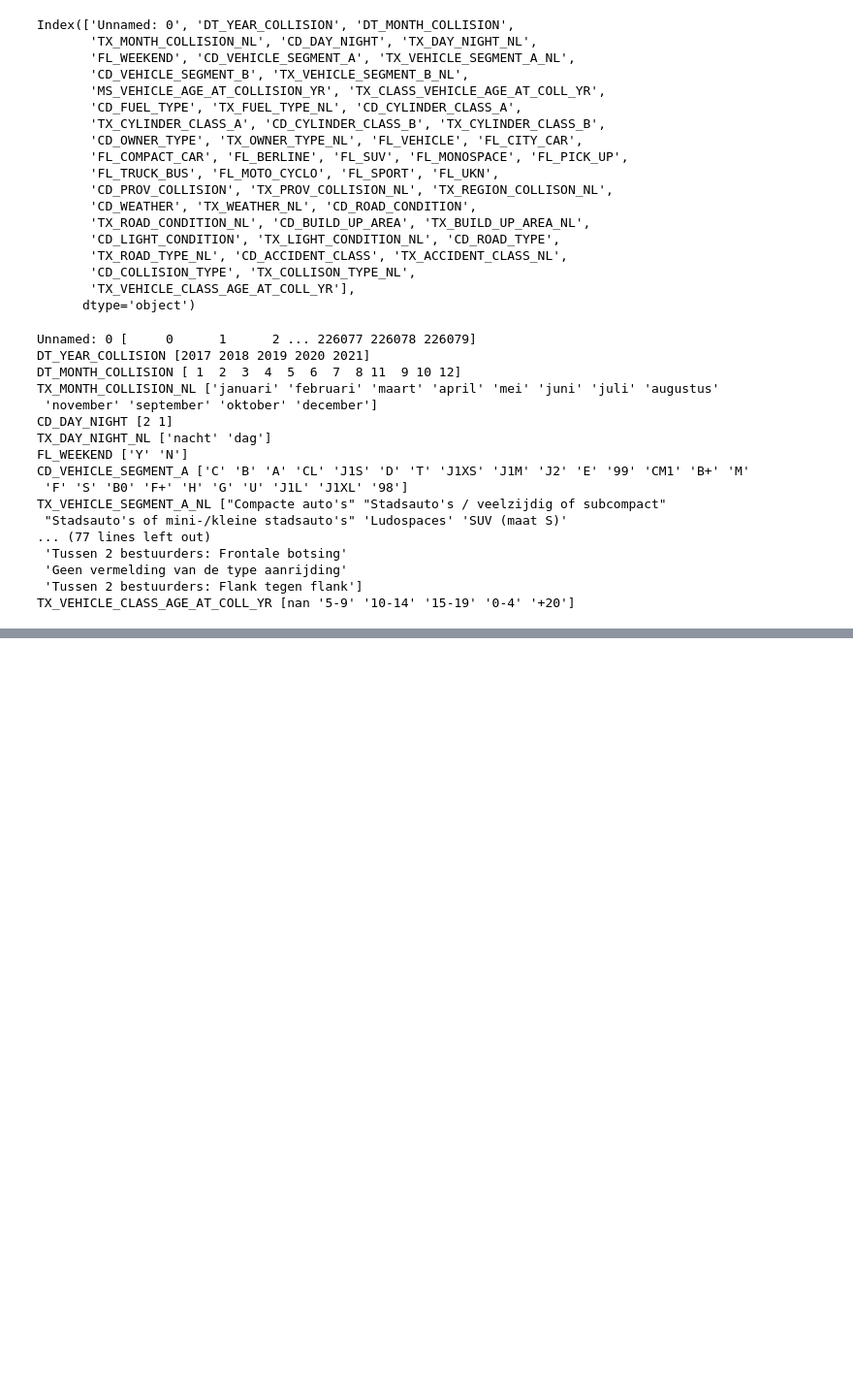
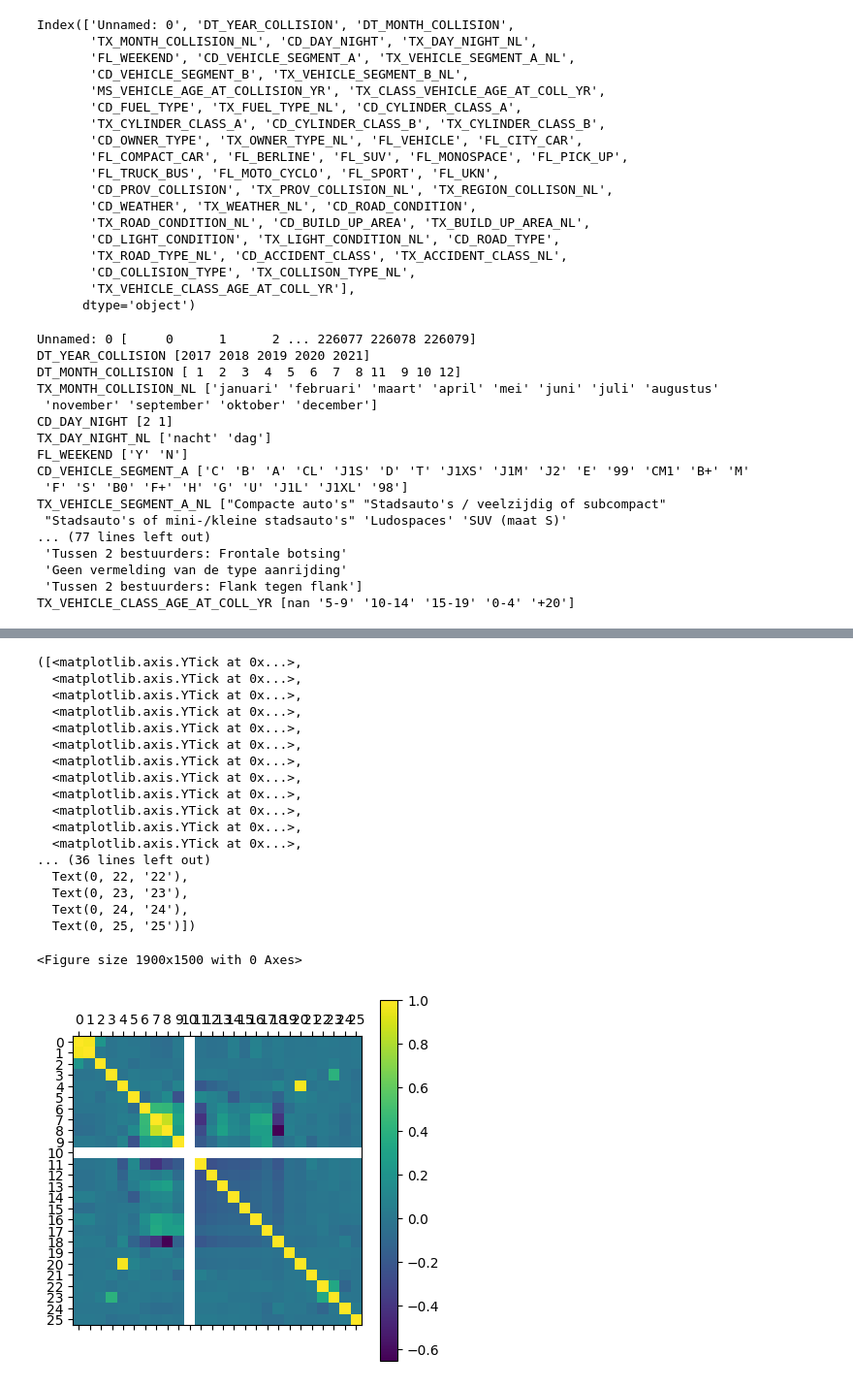
Before and after one commit to ThomSerg/InfoVis-Verkeersongevallen, a Jupyter notebook: experiments/collisions.ipynb, the cells around one changed output, grey strips where cells are left out. Shown at 97% size. Cells and saved outputs as stored; diff of their text form; code cells hidden in the pictures; blank space fills up the shorter version.

Commit message:
Some graphs for collisions

```diff
--- a/experiments/collisions.ipynb
+++ b/experiments/collisions.ipynb
@@ -65,3 +65,32 @@ TX_VEHICLE_SEGMENT_A_NL ["Compacte auto's" "Stadsauto's / veelzijdig of subcompa
  'Geen vermelding van de type aanrijding'
  'Tussen 2 bestuurders: Flank tegen flank']
 TX_VEHICLE_CLASS_AGE_AT_COLL_YR [nan '5-9' '10-14' '15-19' '0-4' '+20']
+# %%
+a = collision_df.drop(columns=[
+    "TX_MONTH_COLLISION_NL",
+    "TX_DAY_NIGHT_NL",
+    "FL_WEEKEND",
+    "CD_VEHICLE_SEGMENT_A",
+    "TX_VEHICLE_SEGMENT_A_NL",
+    "TX_VEHICLE_SEGMENT_B_NL",
+    "TX_CLASS_VEHICLE_AGE_AT_COLL_YR",
+    "TX_FUEL_TYPE_NL",
+    "TX_CYLINDER_CLASS_A",
+    "TX_CYLINDER_CLASS_B",
+    "TX_OWNER_TYPE_NL",
+    "TX_PROV_COLLISION_NL",
+    "TX_REGION_COLLISON_NL",
+    "CD_WEATHER",
+    "TX_WEATHER_NL",
+    "CD_ROAD_CONDITION",
+    "TX_ROAD_CONDITION_NL",
+    "TX_BUILD_UP_AREA_NL",
+    "TX_LIGHT_CONDITION_NL",
+    "TX_ROAD_TYPE_NL",
+    "TX_ACCIDENT_CLASS_NL",
+    "TX_COLLISON_TYPE_NL",
+    "CD_COLLISION_TYPE",
+    "TX_VEHICLE_CLASS_AGE_AT_COLL_YR"
+    ])
+corr = a.corr()
+a.columns
@@ -67,0 +107,27 @@ TX_VEHICLE_CLASS_AGE_AT_COLL_YR [nan '5-9' '10-14' '15-19' '0-4' '+20']
+# %%
+f = plt.figure(figsize=(19, 15))
+plt.matshow(corr)
+#plt.show()
+plt.colorbar()
+plt.xticks(np.arange(0, 26, step=1))
+plt.yticks(np.arange(0, 26, step=1))
+# %% [output]
+([<matplotlib.axis.YTick at 0x...>,
+  <matplotlib.axis.YTick at 0x...>,
+  <matplotlib.axis.YTick at 0x...>,
+  <matplotlib.axis.YTick at 0x...>,
+  <matplotlib.axis.YTick at 0x...>,
+  <matplotlib.axis.YTick at 0x...>,
+  <matplotlib.axis.YTick at 0x...>,
+  <matplotlib.axis.YTick at 0x...>,
+  <matplotlib.axis.YTick at 0x...>,
+  <matplotlib.axis.YTick at 0x...>,
+  <matplotlib.axis.YTick at 0x...>,
+  <matplotlib.axis.YTick at 0x...>,
+... (36 lines left out)
+  Text(0, 22, '22'),
+  Text(0, 23, '23'),
+  Text(0, 24, '24'),
+  Text(0, 25, '25')])
+<Figure size 1900x1500 with 0 Axes>
+[figure, added]
```
Also changed, not shown: parts of 26 cells of this notebook.
